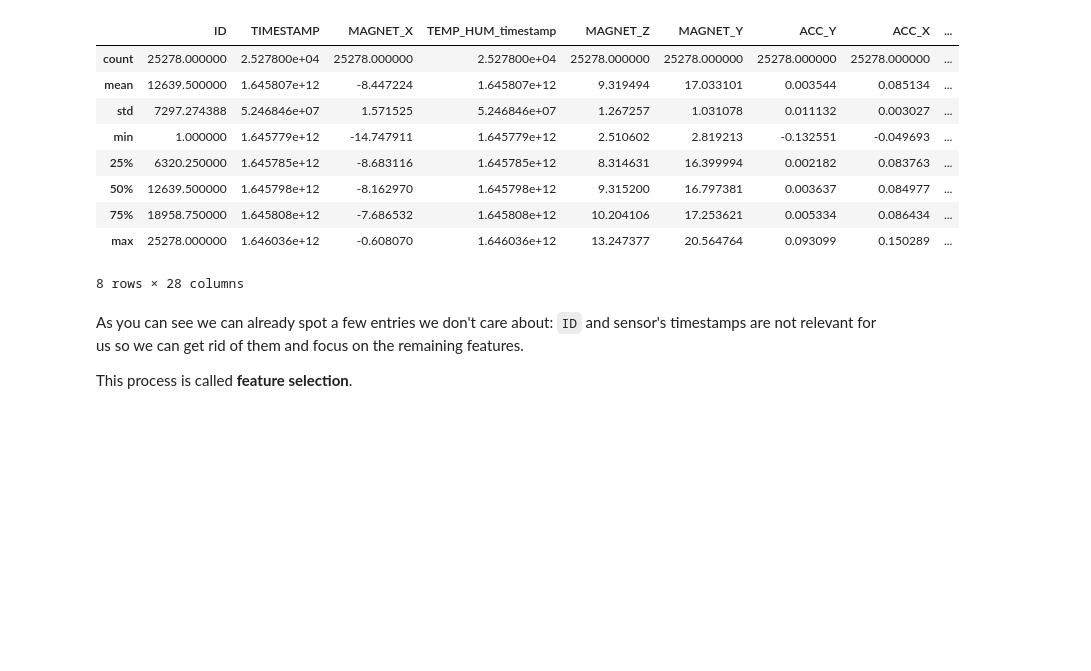
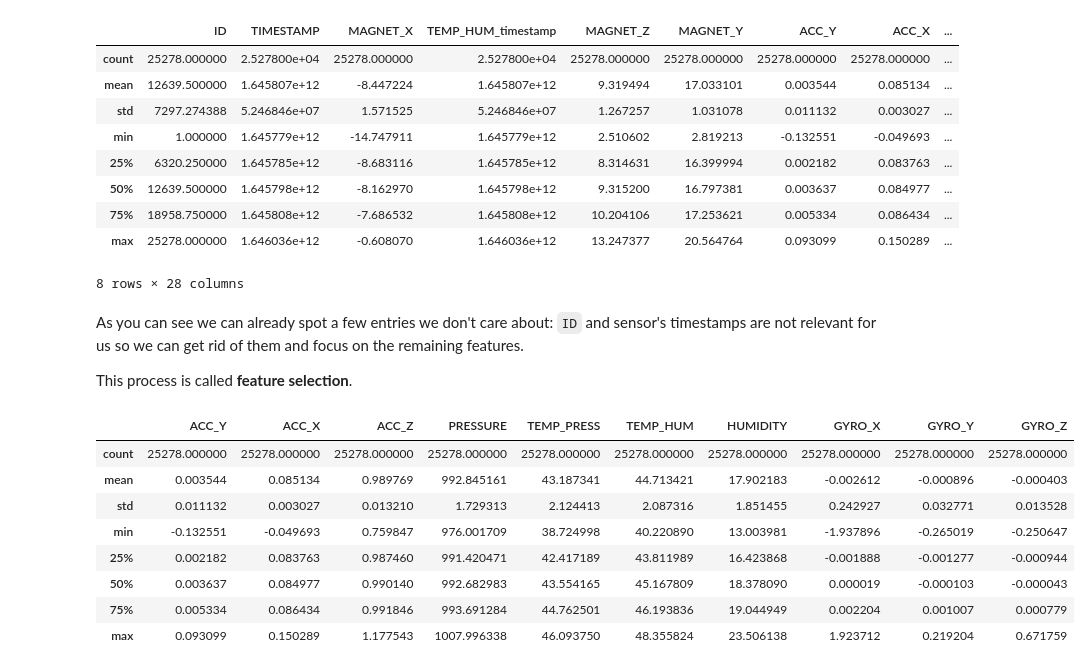
Before and after one commit to mattdibi/eclipsecon-edgeAI-talk, a Jupyter notebook: notebook/AD-EdgeAI.ipynb, the cells around one changed output. Saved outputs shown, nothing was run; the diff lists cells and outputs as text; code cells hidden in the pictures; blank space fills up the shorter version.

```diff
--- a/notebook/AD-EdgeAI.ipynb
+++ b/notebook/AD-EdgeAI.ipynb
@@ -57,6 +57,24 @@ train_data.describe()
 As you can see we can already spot a few entries we don't care about: `ID` and sensor's timestamps are not relevant for us so we can get rid of them and focus on the remaining features.
 
 This process is called **feature selection**.
+# %%
+features = ['ACC_Y', 'ACC_X', 'ACC_Z',
+            'PRESSURE', 'TEMP_PRESS', 'TEMP_HUM',
+            'HUMIDITY', 'GYRO_X', 'GYRO_Y', 'GYRO_Z']
+
+data = train_data[features]
+
+data.describe()
+# %% [output]
+|  | ACC_Y | ACC_X | ACC_Z | PRESSURE | TEMP_PRESS | TEMP_HUM | HUMIDITY | GYRO_X | GYRO_Y | GYRO_Z |
+| count | 25278.000000 | 25278.000000 | 25278.000000 | 25278.000000 | 25278.000000 | 25278.000000 | 25278.000000 | 25278.000000 | 25278.000000 | 25278.000000 |
+| mean | 0.003544 | 0.085134 | 0.989769 | 992.845161 | 43.187341 | 44.713421 | 17.902183 | -0.002612 | -0.000896 | -0.000403 |
+| std | 0.011132 | 0.003027 | 0.013210 | 1.729313 | 2.124413 | 2.087316 | 1.851455 | 0.242927 | 0.032771 | 0.013528 |
+| min | -0.132551 | -0.049693 | 0.759847 | 976.001709 | 38.724998 | 40.220890 | 13.003981 | -1.937896 | -0.265019 | -0.250647 |
+| 25% | 0.002182 | 0.083763 | 0.987460 | 991.420471 | 42.417189 | 43.811989 | 16.423868 | -0.001888 | -0.001277 | -0.000944 |
+| 50% | 0.003637 | 0.084977 | 0.990140 | 992.682983 | 43.554165 | 45.167809 | 18.378090 | 0.000019 | -0.000103 | -0.000043 |
+| 75% | 0.005334 | 0.086434 | 0.991846 | 993.691284 | 44.762501 | 46.193836 | 19.044949 | 0.002204 | 0.001007 | 0.000779 |
+| max | 0.093099 | 0.150289 | 1.177543 | 1007.996338 | 46.093750 | 48.355824 | 23.506138 | 1.923712 | 0.219204 | 0.671759 |
 # %%
 %matplotlib inline
 import matplotlib.pyplot as plt
```
Also changed, not shown: parts of 1 cell of this notebook.
